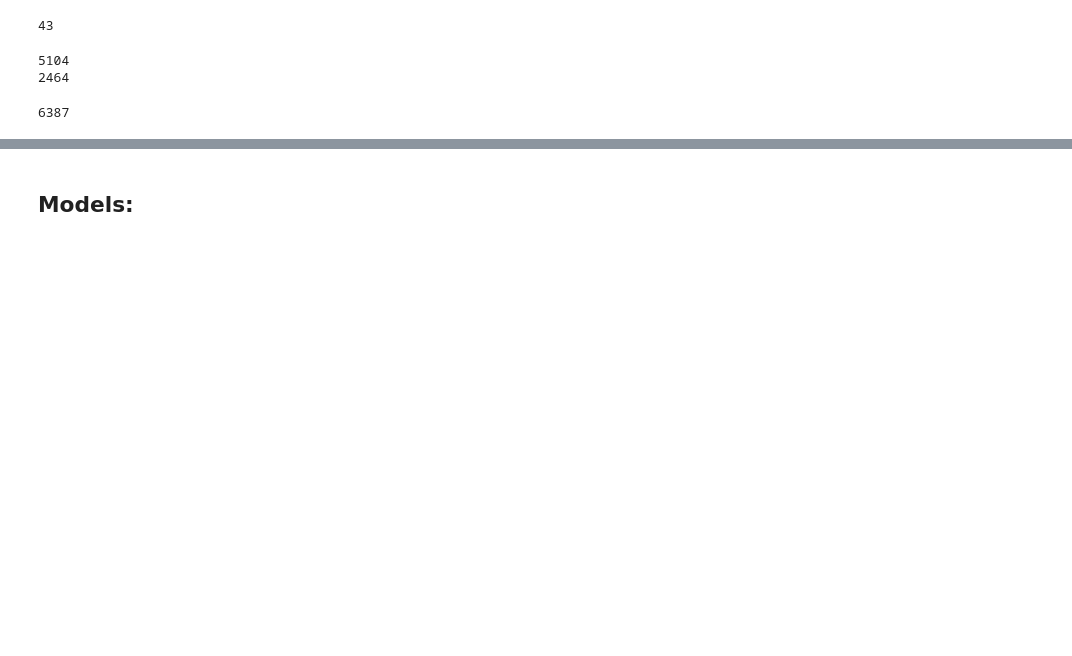
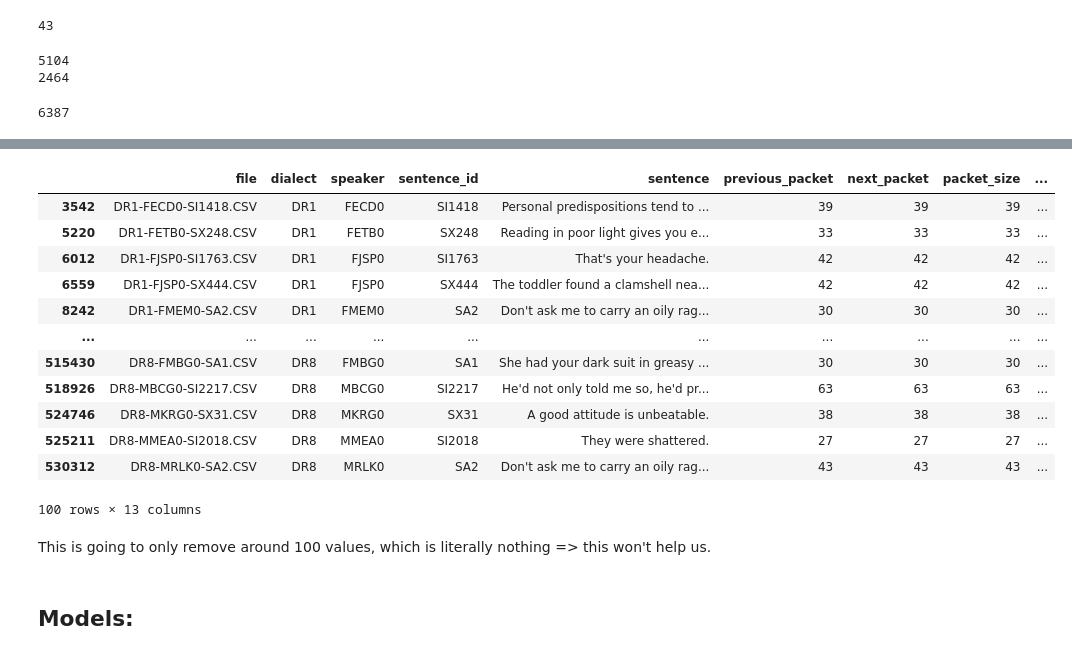
Before and after one commit to czFIRE/BT_attack_on_VoIP_encrypted_messengers, a Jupyter notebook: notebooks/skype_different_data_preprocessing.ipynb, the cells around one changed output, grey strips where cells are left out. Drawn from its saved outputs; the diff is of its cells as text; code cells hidden in the pictures; blank space fills up the shorter version.

```diff
--- a/notebooks/skype_different_data_preprocessing.ipynb
+++ b/notebooks/skype_different_data_preprocessing.ipynb
@@ -408,0 +411,4 @@ total_unique_words
+# %%
+tmp = single_phonemes_train[["file", "phonemes", "packet_surrounding"]][1:].reset_index(drop=True) != single_phonemes_train[["file", "phonemes", "packet_surrounding"]][:-1]
+prev_not_same = (tmp.phonemes | tmp.packet_surrounding)
+prev_not_same
@@ -408,0 +428,5 @@ total_unique_words
+# %%
+prev_not_same.loc[-1] = True
+prev_not_same.index = prev_not_same.index + 1
+prev_not_same.sort_index(inplace=True)
+prev_not_same
@@ -409,3 +446,21 @@ total_unique_words
+# %%
+single_phonemes_train.loc[~prev_not_same.values]
+# %% [output]
+|  | file | dialect | speaker | sentence_id | sentence | previous_packet | next_packet | packet_size | ... |
+| 3542 | DR1-FECD0-SI1418.CSV | DR1 | FECD0 | SI1418 | Personal predispositions tend to ... | 39 | 39 | 39 | ... |
+| 5220 | DR1-FETB0-SX248.CSV | DR1 | FETB0 | SX248 | Reading in poor light gives you e... | 33 | 33 | 33 | ... |
+| 6012 | DR1-FJSP0-SI1763.CSV | DR1 | FJSP0 | SI1763 | That's your headache. | 42 | 42 | 42 | ... |
+| 6559 | DR1-FJSP0-SX444.CSV | DR1 | FJSP0 | SX444 | The toddler found a clamshell nea... | 42 | 42 | 42 | ... |
+| 8242 | DR1-FMEM0-SA2.CSV | DR1 | FMEM0 | SA2 | Don't ask me to carry an oily rag... | 30 | 30 | 30 | ... |
+| ... | ... | ... | ... | ... | ... | ... | ... | ... | ... |
+| 515430 | DR8-FMBG0-SA1.CSV | DR8 | FMBG0 | SA1 | She had your dark suit in greasy ... | 30 | 30 | 30 | ... |
+| 518926 | DR8-MBCG0-SI2217.CSV | DR8 | MBCG0 | SI2217 | He'd not only told me so, he'd pr... | 63 | 63 | 63 | ... |
+| 524746 | DR8-MKRG0-SX31.CSV | DR8 | MKRG0 | SX31 | A good attitude is unbeatable. | 38 | 38 | 38 | ... |
+| 525211 | DR8-MMEA0-SI2018.CSV | DR8 | MMEA0 | SI2018 | They were shattered. | 27 | 27 | 27 | ... |
+| 530312 | DR8-MRLK0-SA2.CSV | DR8 | MRLK0 | SA2 | Don't ask me to carry an oily rag... | 43 | 43 | 43 | ... |
+100 rows × 13 columns
+# %% [markdown]
+This is going to only remove around 100 values, which is literally nothing => this won't help us.
 # %% [markdown]
 ## Models:
 # %%
```
Also changed, not shown: parts of 21 cells of this notebook.
